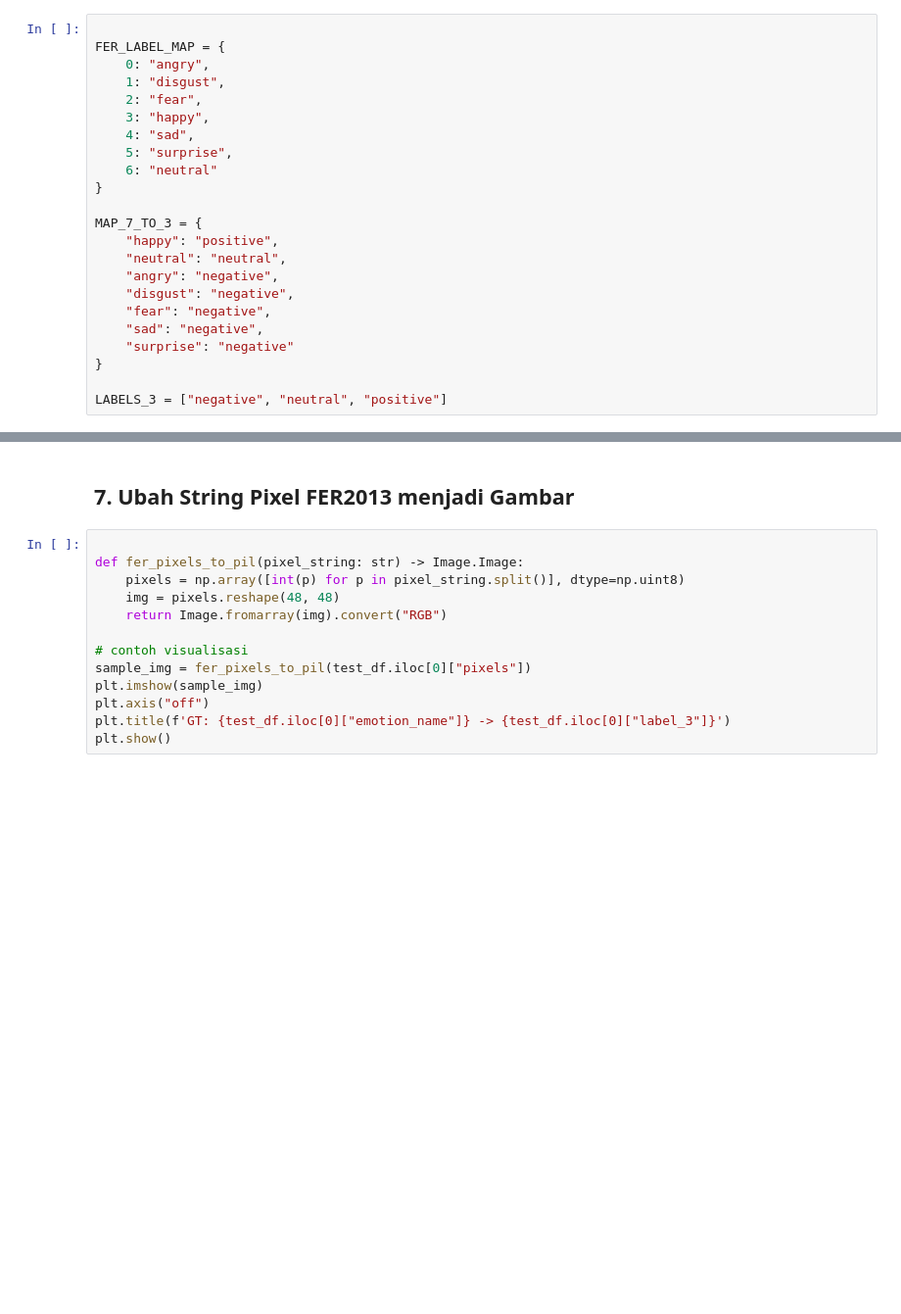
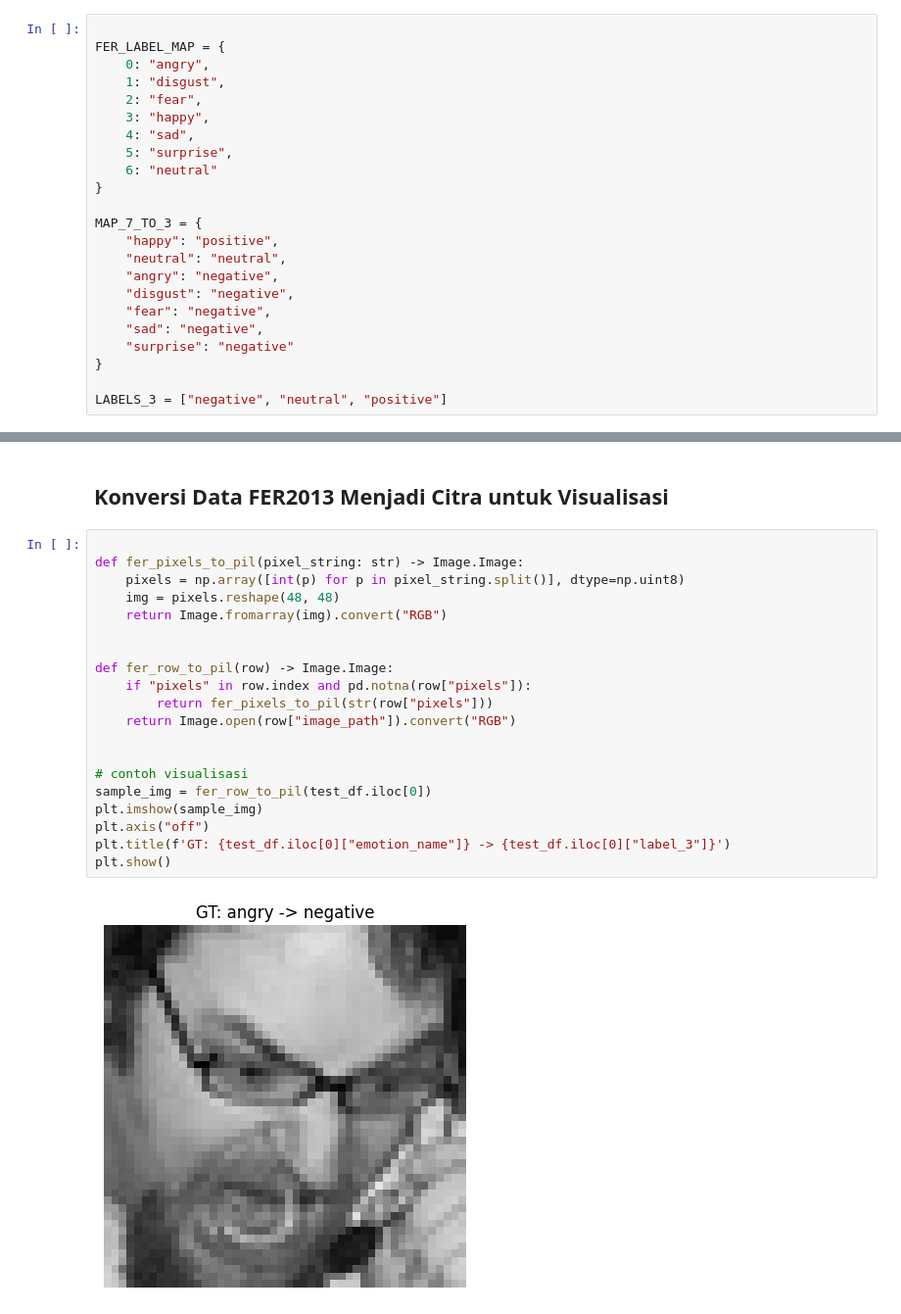
Before and after one commit to boyjambre/vagmiAI, a Jupyter notebook: ai_integration/FEM/fem_eval.ipynb, the cells around one changed output, grey strips where cells are left out. Shown at 98% size. Drawn from its saved outputs; the diff is of its cells as text; blank space fills up the shorter version.

```diff
--- a/ai_integration/FEM/fem_eval.ipynb
+++ b/ai_integration/FEM/fem_eval.ipynb
@@ -184,16 +163,25 @@ print(test_df["label_3"].value_counts())
 # %% [markdown]
-## 7. Ubah String Pixel FER2013 menjadi Gambar
+## Konversi Data FER2013 Menjadi Citra untuk Visualisasi
 # %%
 
 def fer_pixels_to_pil(pixel_string: str) -> Image.Image:
     pixels = np.array([int(p) for p in pixel_string.split()], dtype=np.uint8)
     img = pixels.reshape(48, 48)
     return Image.fromarray(img).convert("RGB")
 
+
+def fer_row_to_pil(row) -> Image.Image:
+    if "pixels" in row.index and pd.notna(row["pixels"]):
+        return fer_pixels_to_pil(str(row["pixels"]))
+    return Image.open(row["image_path"]).convert("RGB")
+
+
 # contoh visualisasi
-sample_img = fer_pixels_to_pil(test_df.iloc[0]["pixels"])
+sample_img = fer_row_to_pil(test_df.iloc[0])
 plt.imshow(sample_img)
 plt.axis("off")
 plt.title(f'GT: {test_df.iloc[0]["emotion_name"]} -> {test_df.iloc[0]["label_3"]}')
 plt.show()
+# %% [output]
+[figure, added]
 # %% [markdown]
```
Also changed, not shown: parts of 25 cells of this notebook, 3 other files.
